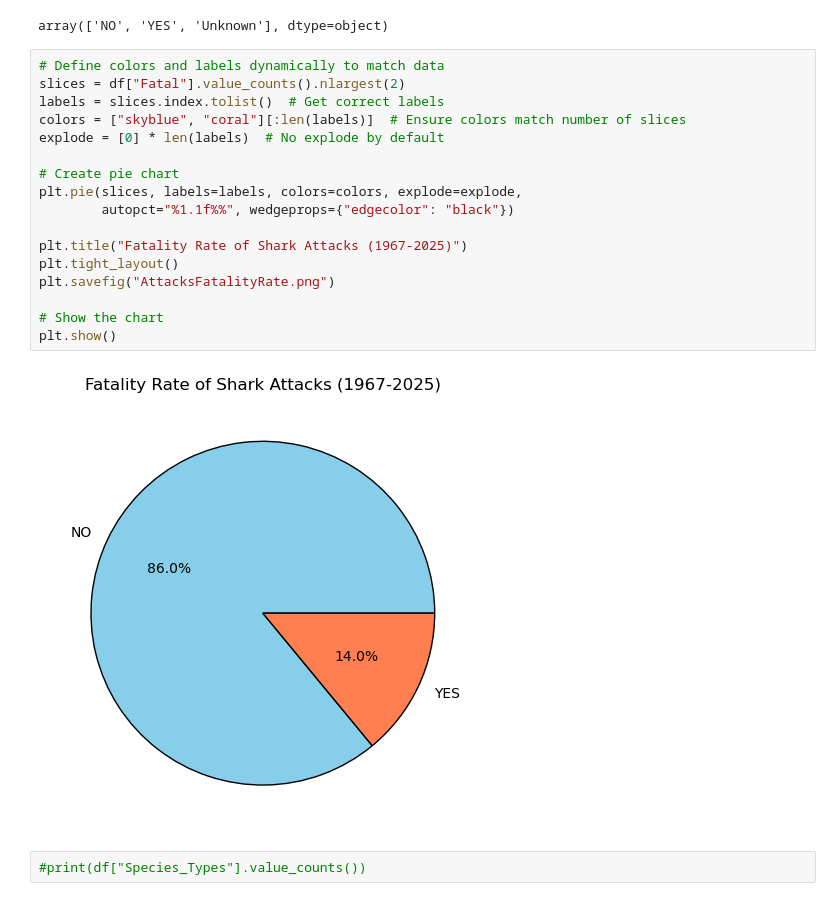
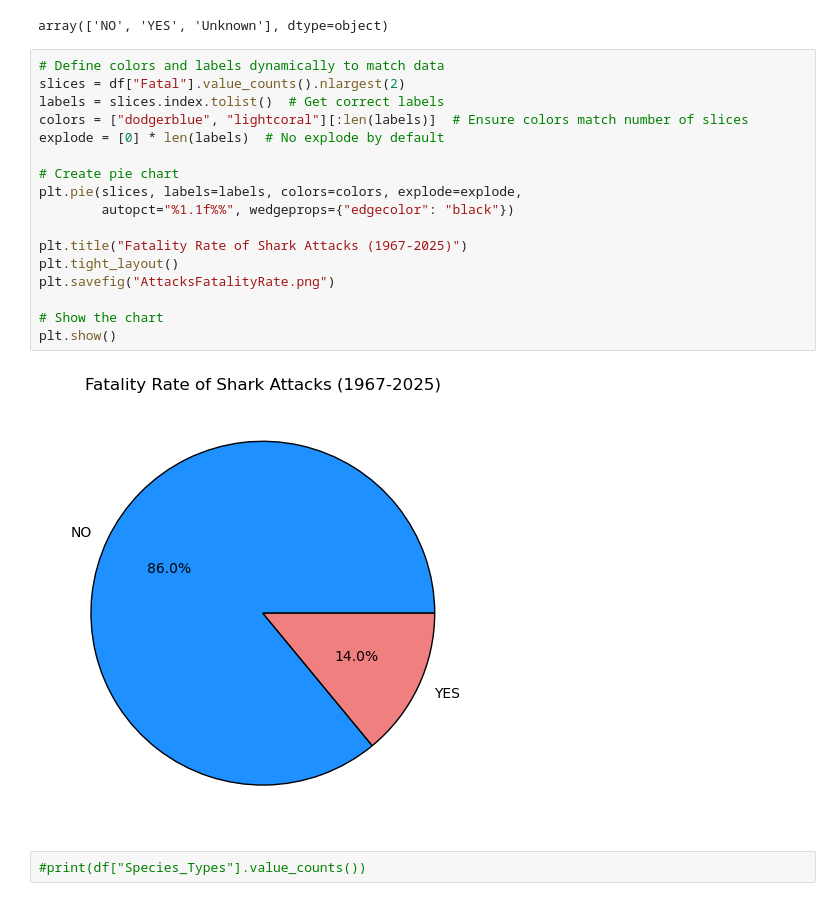
Before and after one commit to SheryllD/shark_attacks_project, a Jupyter notebook: shark_date_cleaning.ipynb, the cells around one changed output. Cells and saved outputs as stored; diff of their text form.

```diff
--- a/shark_date_cleaning.ipynb
+++ b/shark_date_cleaning.ipynb
@@ -578,22 +578,22 @@ array(['NO', 'YES', 'Unknown'], dtype=object)
 # %%
 # Define colors and labels dynamically to match data
 slices = df["Fatal"].value_counts().nlargest(2)
 labels = slices.index.tolist()  # Get correct labels
-colors = ["skyblue", "coral"][:len(labels)]  # Ensure colors match number of slices
+colors = ["dodgerblue", "lightcoral"][:len(labels)]  # Ensure colors match number of slices
 explode = [0] * len(labels)  # No explode by default
 
 # Create pie chart
 plt.pie(slices, labels=labels, colors=colors, explode=explode,
         autopct="%1.1f%%", wedgeprops={"edgecolor": "black"})
 
 plt.title("Fatality Rate of Shark Attacks (1967-2025)")
 plt.tight_layout()
 plt.savefig("AttacksFatalityRate.png")
 
 # Show the chart
 plt.show()
 # %% [output]
-[figure, old version]
+[figure, new version]
 # %%
 #print(df["Species_Types"].value_counts())
 # %% [markdown]
```
Also changed, not shown: parts of 29 cells of this notebook, 10 other files.
